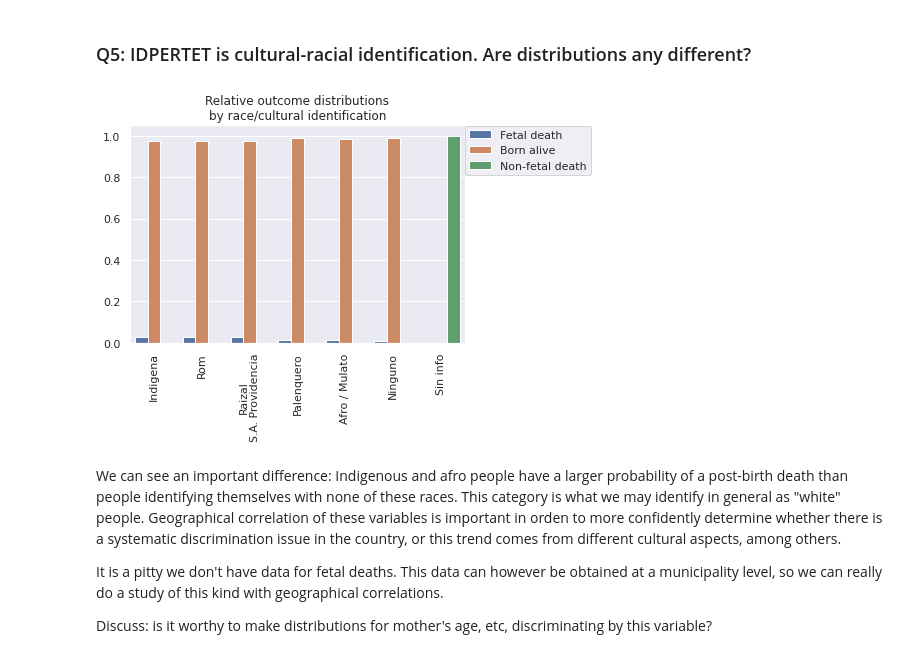
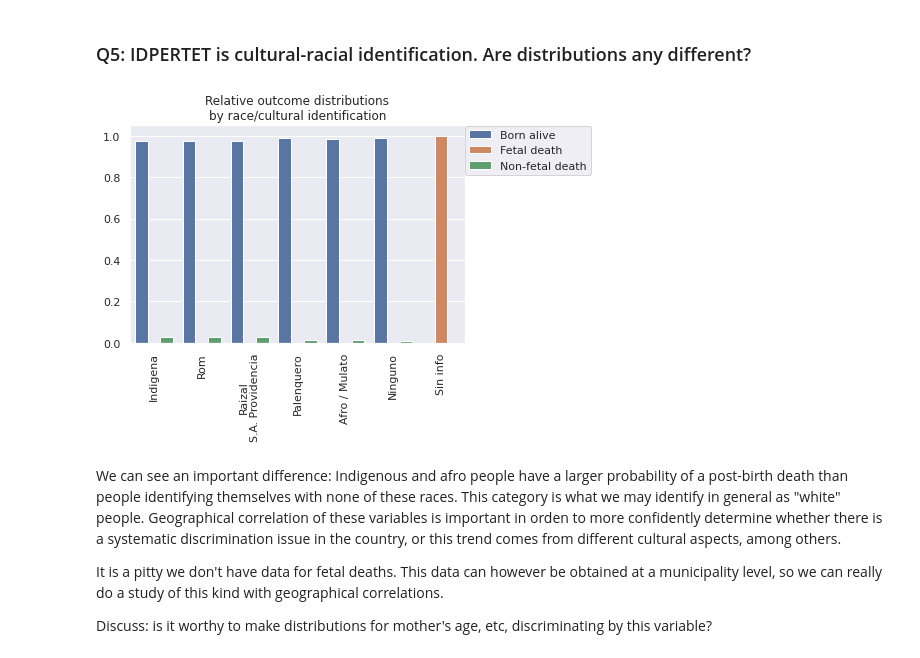
Before and after one commit to PedroOspina17/DS4A, a Jupyter notebook: Notebooks/Andres_EDA_FullDB.ipynb, the cells around one changed output. Saved outputs shown, nothing was run; the diff lists cells and outputs as text; code cells hidden in the pictures.

```diff
--- a/Notebooks/Andres_EDA_FullDB.ipynb
+++ b/Notebooks/Andres_EDA_FullDB.ipynb
@@ -227,6 +231,8 @@ cols = ['PESO','AREA_RESIDENCIA_HAB','EDAD_MADRE','SEXO','TALLA','TIEMPO_GESTACI
 cols_title = ["Weight at birth","Residence area","Mothers age",\
               "Sex","Size at birth","Gestation time"]
 cols_x = ['Weight [Kg]','','','','Size [cm]','Time [Weeks]']
+
+order_result_emb = ['NACIDO_VIVO','DEFUNCION_FETAL','DEFUNCION_NO_FETAL']
 
 fig = plt.figure(figsize=(20,10))
 for i,col in enumerate(cols):
@@ -235,16 +241,17 @@ for i,col in enumerate(cols):
     name = col.lower()
     cnt = runQuery("""
     SELECT {0}, resultado_emb, COUNT(*) FROM eevv
-    WHERE file_year = 2018
+    WHERE file_year = {1}
     GROUP BY {0},resultado_emb
-    """.format(name))
+    """.format(name,YEAR))
 
     #Compute normalized distribution
     totals =  cnt.groupby('resultado_emb').apply(sum)['count']  #Total elements
     for ind in totals.index:
         cnt.loc[cnt['resultado_emb']==ind,'count'] /= totals[ind]
 
-    sns.barplot(data=cnt,x=name,y='count',hue='resultado_emb',ax=axi)
+    sns.barplot(data=cnt,x=name,y='count',hue='resultado_emb',
+                ax=axi,hue_order=order_result_emb)
 
     axi.set_title(name)
     tick_dict = replacements[col]
@@ -267,9 +274,9 @@ for i,col in enumerate(cols):
         L=plt.legend(loc=1)
     if(i==4):
         L=plt.legend(loc=2)
-    L.get_texts()[0].set_text(replacements["TIPO_DEFUN"][1])
-    L.get_texts()[1].set_text(replacements["TIPO_DEFUN"][2])
-    L.get_texts()[2].set_text(replacements["TIPO_DEFUN"][0])
+    L.get_texts()[0].set_text(replacements["TIPO_DEFUN"][0])
+    L.get_texts()[1].set_text(replacements["TIPO_DEFUN"][1])
+    L.get_texts()[2].set_text(replacements["TIPO_DEFUN"][2])
 
 plt.tight_layout()
 plt.savefig('../Plots/Fig3_Full.png',dpi=300)
@@ -321,9 +328,9 @@ for i,col in enumerate(cols):
     name = col.lower()
     cnt = runQuery("""
     SELECT {0}, COUNT(*) FROM eevv
-    WHERE file_year = 2018 AND resultado_emb = 'NACIDO_VIVO'
+    WHERE file_year = {1} AND resultado_emb = 'NACIDO_VIVO'
     GROUP BY {0}
-    """.format(name))
+    """.format(name,YEAR))
 
 
     sns.barplot(data=cnt.replace(99,'N/I'),x=name,y='count')
@@ -357,9 +364,9 @@ for i,col in enumerate(cols):
         WHEN id_birth = id_resid THEN 'Yes'
         ELSE 'No'
     END AS mobility, {0}, COUNT(*) FROM eevv
-    WHERE file_year = 2018
+    WHERE file_year = {1}
     GROUP BY mobility, {0}
-    """.format(name))
+    """.format(name,YEAR))
 
     #Compute normalized distribution
     totals =  cnt.groupby('mobility').apply(sum)['count']  #Total elements
@@ -494,9 +503,9 @@ This can't be done since there is only data for born alive (only category for wh
 #This variable is only defined for non-fetal deaths (resultado_emb = 'DEFUNCION_NO_FETAL')
 counts = runQuery("""
 SELECT gru_ed1, count(*) FROM eevv
-WHERE file_year = 2018 AND resultado_emb = 'DEFUNCION_NO_FETAL'
+WHERE file_year = {0} AND resultado_emb = 'DEFUNCION_NO_FETAL'
 GROUP BY gru_ed1
-""").set_index('gru_ed1')
+""".format(YEAR)).set_index('gru_ed1')
 
 
 range_size = [1/24.,1., 5., 20., 1., 5.*30, 6.*30] #days
@@ -541,39 +550,41 @@ This is interesting since we now know where to look for a problem: what is going
 g = runQuery("""
 WITH a AS (SELECT
 CASE
     WHEN idpuebloin = 9 AND idpertet != 9 THEN idpertet
     WHEN idpertet = 9 THEN idpuebloin
     ELSE 9
 END AS idpertet, resultado_emb FROM eevv
-WHERE file_year = 2018)
+WHERE file_year = {0})
 
 SELECT idpertet, resultado_emb, count(*) FROM a
 GROUP BY idpertet, resultado_emb
-""")
+""".format(YEAR))
 
 #Normalize for each category
 for cat in g['idpertet'].unique():
     tot = g.loc[g['idpertet']==cat,'count'].sum()
     g.loc[g['idpertet']==cat,'count'] /= tot
 
 fig,ax = plt.subplots()
-sns.barplot(data=g,x='idpertet',y='count',hue='resultado_emb',ax=ax)
+sns.barplot(data=g,x='idpertet',y='count',hue='resultado_emb',
+            ax=ax,hue_order=order_result_emb)
+
 ax.set_xticklabels(['Indigena','Rom','Raizal\nS.A. Providencia','Palenquero',
                     'Afro / Mulato','Ninguno','Sin info'],rotation=90)
 
 ax.set_title('Relative outcome distributions\nby race/cultural identification')
 ax.set_ylabel('')
 ax.set_xlabel('')
 
 L = plt.legend(loc=(1,0.77))
-L.get_texts()[0].set_text(replacements["TIPO_DEFUN"][1])
-L.get_texts()[1].set_text(replacements["TIPO_DEFUN"][0])
+L.get_texts()[0].set_text(replacements["TIPO_DEFUN"][0])
+L.get_texts()[1].set_text(replacements["TIPO_DEFUN"][1])
 L.get_texts()[2].set_text(replacements["TIPO_DEFUN"][2])
 
 plt.savefig('../Plots/Fig7.png',dpi=300, bbox_inches = 'tight')
 plt.show()
 # %% [output]
-[figure, old version]
+[figure, new version]
 # %% [markdown]
 We can see an important difference: Indigenous and afro people have a larger probability of a post-birth death than people identifying themselves with none of these races. This category is what we may identify in general as "white" people. Geographical correlation of these variables is important in orden to more confidently determine whether there is a systematic discrimination issue in the country, or this trend comes from different cultural aspects, among others.
 
```
Also changed, not shown: parts of 6 cells of this notebook, 20 other files.
